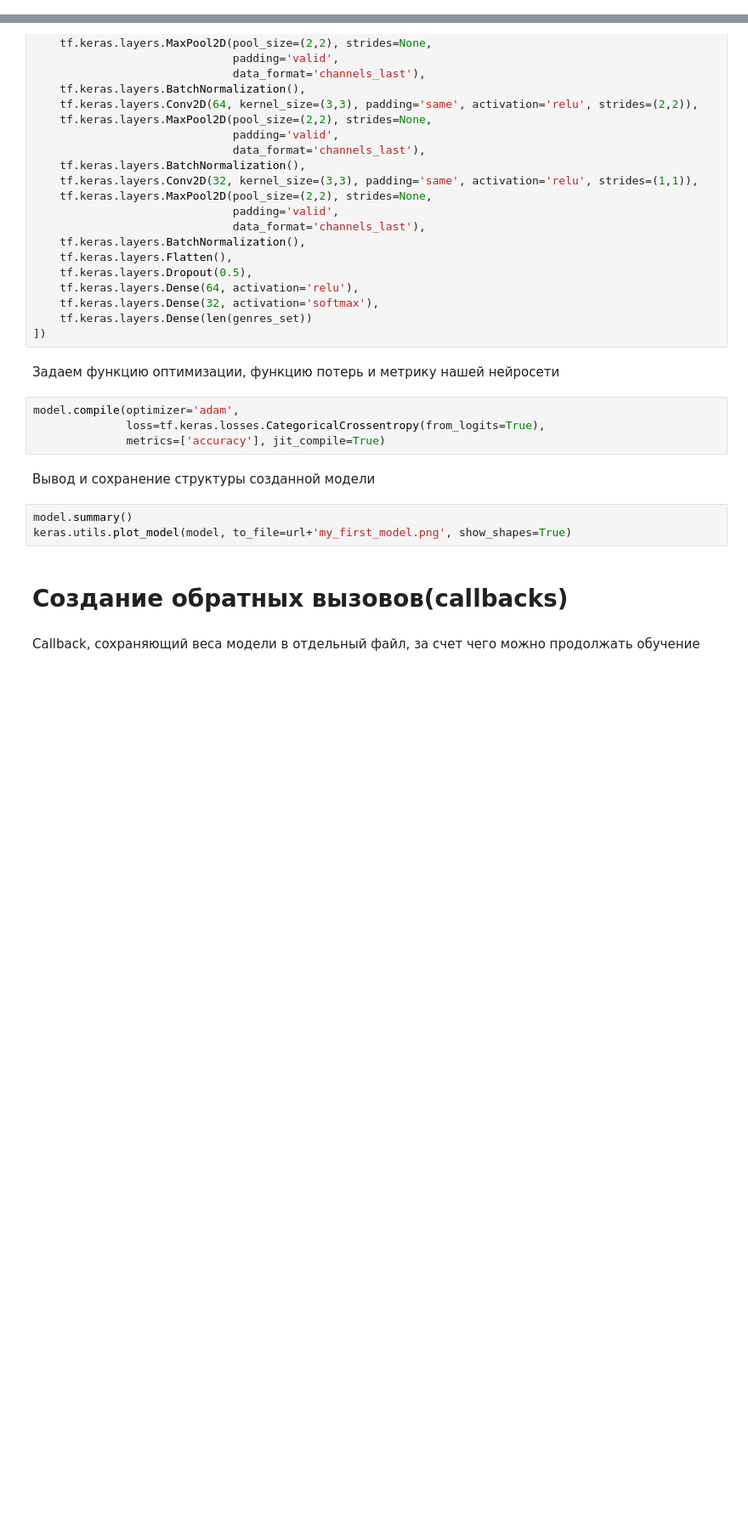
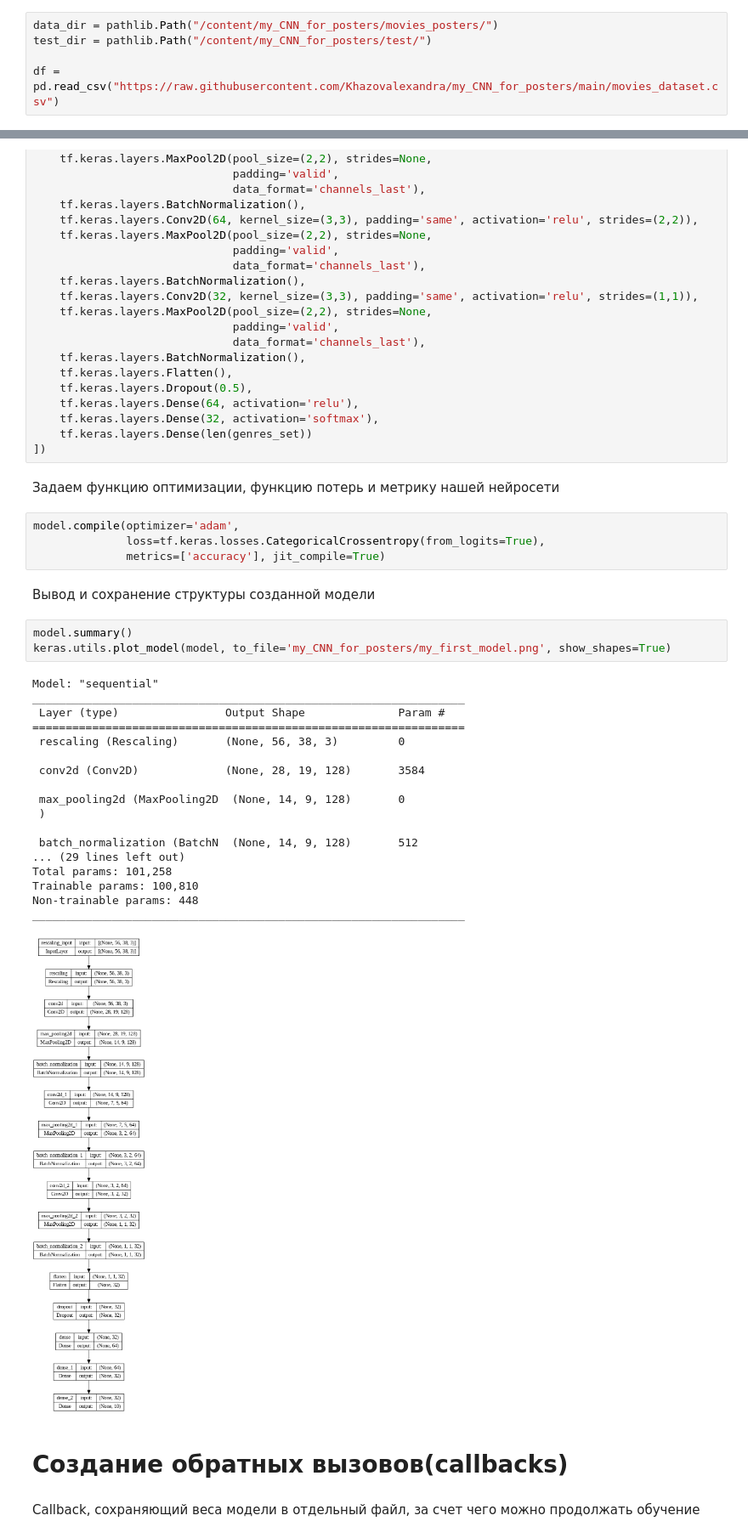
Before and after one commit to Khazovalexandra/my_CNN_for_posters, a Jupyter notebook: CNN_posters.ipynb, the cells around one changed output, grey strips where cells are left out. Shown at 85% size. Drawn from its saved outputs; the diff is of its cells as text; blank space fills up the shorter version.

```diff
--- a/CNN_posters.ipynb
+++ b/CNN_posters.ipynb
@@ -28,4 +25,9 @@ Resolving deltas: 100% (324/324), done.
 Updating files: 100% (51907/51907), done.
+# %%
+data_dir = pathlib.Path("/content/my_CNN_for_posters/movies_posters/")
+test_dir = pathlib.Path("/content/my_CNN_for_posters/test/")
+
+df = pd.read_csv("https://raw.githubusercontent.com/Khazovalexandra/my_CNN_for_posters/main/movies_dataset.csv")
 # %% [markdown]
 Определяем необходимые переменные
 # %%
@@ -106,7 +112,26 @@ model.compile(optimizer='adam',
 Вывод и сохранение структуры созданной модели
 # %%
 model.summary()
-keras.utils.plot_model(model, to_file=url+'my_first_model.png', show_shapes=True)
+keras.utils.plot_model(model, to_file='my_CNN_for_posters/my_first_model.png', show_shapes=True)
+# %% [output]
+Model: "sequential"
+_________________________________________________________________
+ Layer (type)                Output Shape              Param #
+=================================================================
+ rescaling (Rescaling)       (None, 56, 38, 3)         0
+
+ conv2d (Conv2D)             (None, 28, 19, 128)       3584
+
+ max_pooling2d (MaxPooling2D  (None, 14, 9, 128)       0
+ )
+
+ batch_normalization (BatchN  (None, 14, 9, 128)       512
+... (29 lines left out)
+Total params: 101,258
+Trainable params: 100,810
+Non-trainable params: 448
+_________________________________________________________________
+[figure, added]
 # %% [markdown]
 # Создание обратных вызовов(callbacks)
 # %% [markdown]
```
Also changed, not shown: parts of 11 cells of this notebook.
